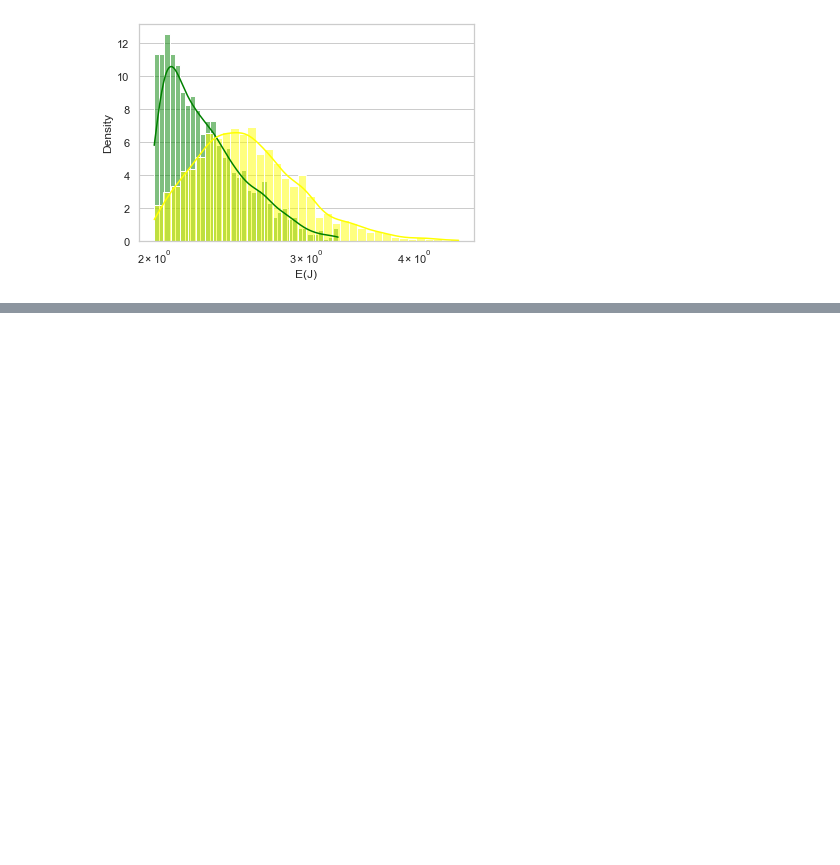
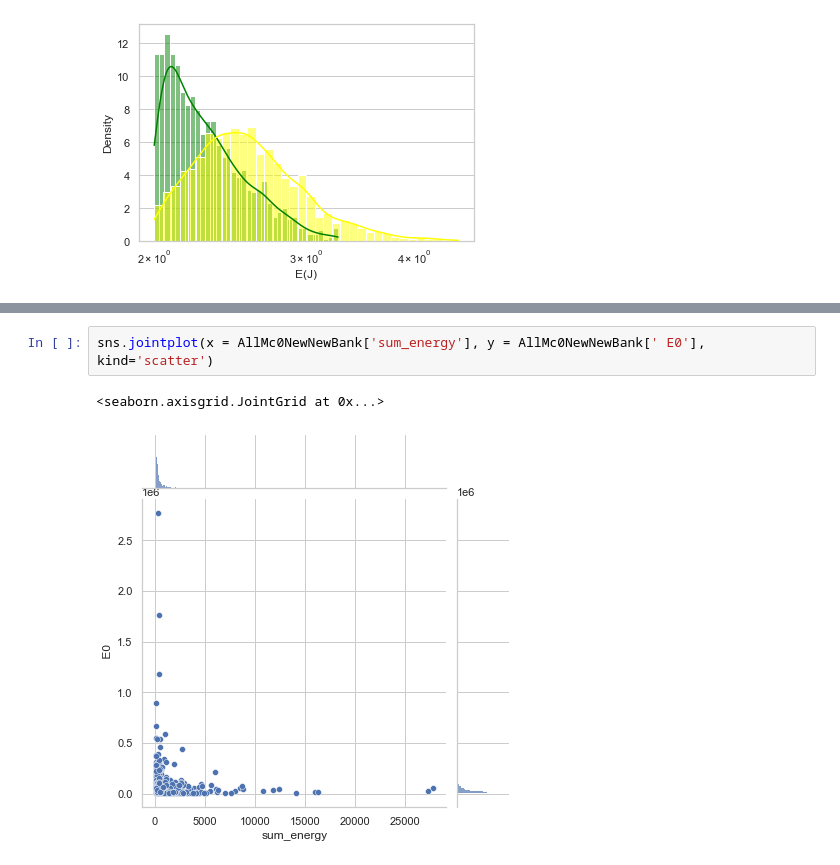
Before and after one commit to MaryIzo/coursework, a Jupyter notebook: 2.1_analyzing_new_distribution.ipynb, the cells around one changed output, grey strips where cells are left out. Cells and saved outputs as stored; diff of their text form; blank space fills up the shorter version.

```diff
--- a/1.1_analyzing_new_distribution.ipynb
+++ b/2.1_analyzing_new_distribution.ipynb
@@ -233,0 +255,5 @@ sns.histplot(np.log10(sum_new_data), stat = 'density',  common_norm = True,  kde
+# %%
+sns.jointplot(x = AllMc0NewNewBank['sum_energy'], y = AllMc0NewNewBank[' E0'],  kind='scatter')
+# %% [output]
+<seaborn.axisgrid.JointGrid at 0x...>
+[figure, added]
```
Also changed, not shown: parts of 5 cells of this notebook, 17 other files.
